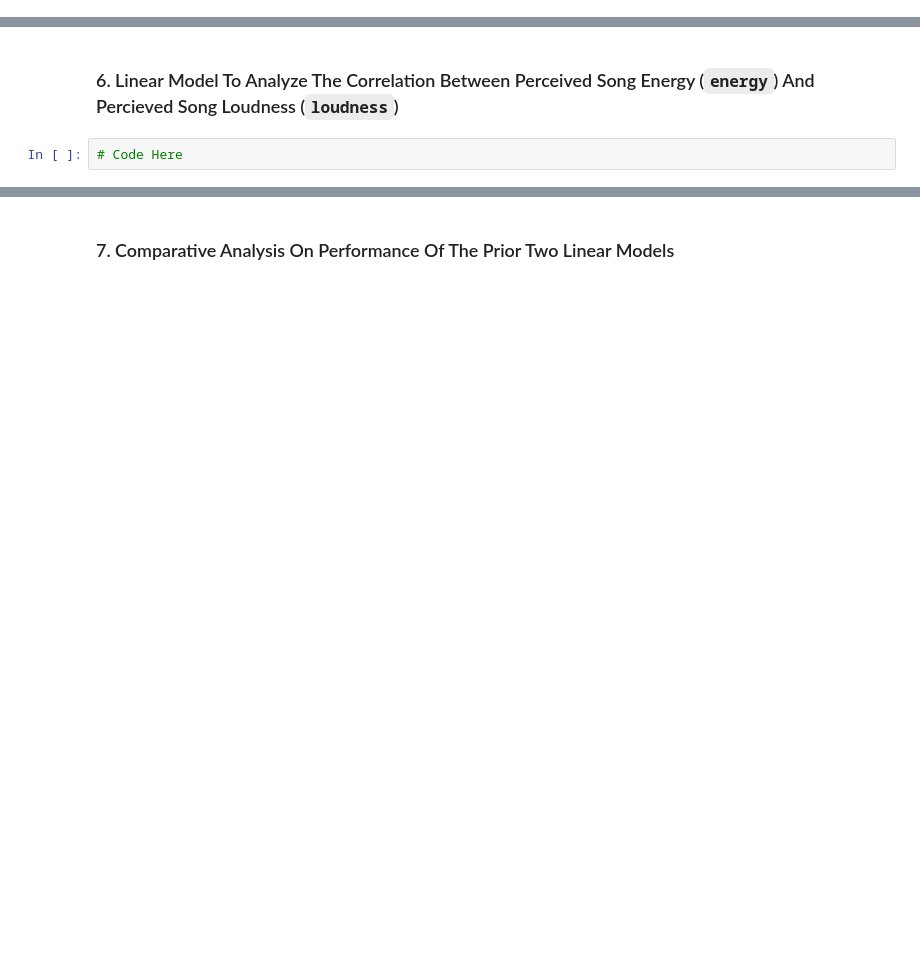
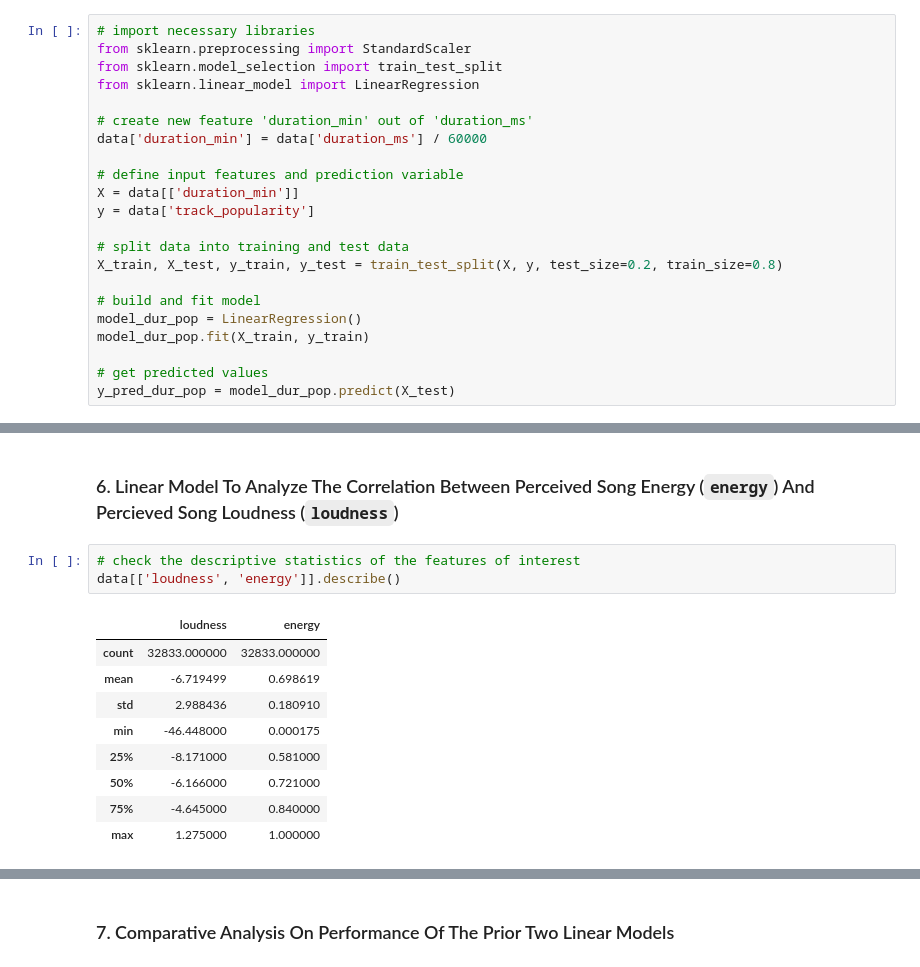
Before and after one commit to syan-robotics/STA4243-FinalTeamProject, a Jupyter notebook: final-report.ipynb, the cells around one changed output, grey strips where cells are left out. Saved outputs shown, nothing was run; the diff lists cells and outputs as text; blank space fills up the shorter version.

```diff
--- a/final-report.ipynb
+++ b/final-report.ipynb
@@ -39,0 +113,22 @@ Contributors:
+# %%
+# import necessary libraries
+from sklearn.preprocessing import StandardScaler
+from sklearn.model_selection import train_test_split
+from sklearn.linear_model import LinearRegression
+
+# create new feature 'duration_min' out of 'duration_ms'
+data['duration_min'] = data['duration_ms'] / 60000
+
+# define input features and prediction variable
+X = data[['duration_min']]
+y = data['track_popularity']
+
+# split data into training and test data
+X_train, X_test, y_train, y_test = train_test_split(X, y, test_size=0.2, train_size=0.8)
+
+# build and fit model
+model_dur_pop = LinearRegression()
+model_dur_pop.fit(X_train, y_train)
+
+# get predicted values
+y_pred_dur_pop = model_dur_pop.predict(X_test)
@@ -40,4 +178,15 @@ Contributors:
 # %% [markdown]
 ### 6. Linear Model To Analyze The Correlation Between Perceived Song Energy (`energy`) And Percieved Song Loudness (`loudness`)
-# %%
-# Code Here
+# %%
+# check the descriptive statistics of the features of interest
+data[['loudness', 'energy']].describe()
+# %% [output]
+|  | loudness | energy |
+| count | 32833.000000 | 32833.000000 |
+| mean | -6.719499 | 0.698619 |
+| std | 2.988436 | 0.180910 |
+| min | -46.448000 | 0.000175 |
+| 25% | -8.171000 | 0.581000 |
+| 50% | -6.166000 | 0.721000 |
+| 75% | -4.645000 | 0.840000 |
+| max | 1.275000 | 1.000000 |
```
Also changed, not shown: parts of 17 cells of this notebook.
